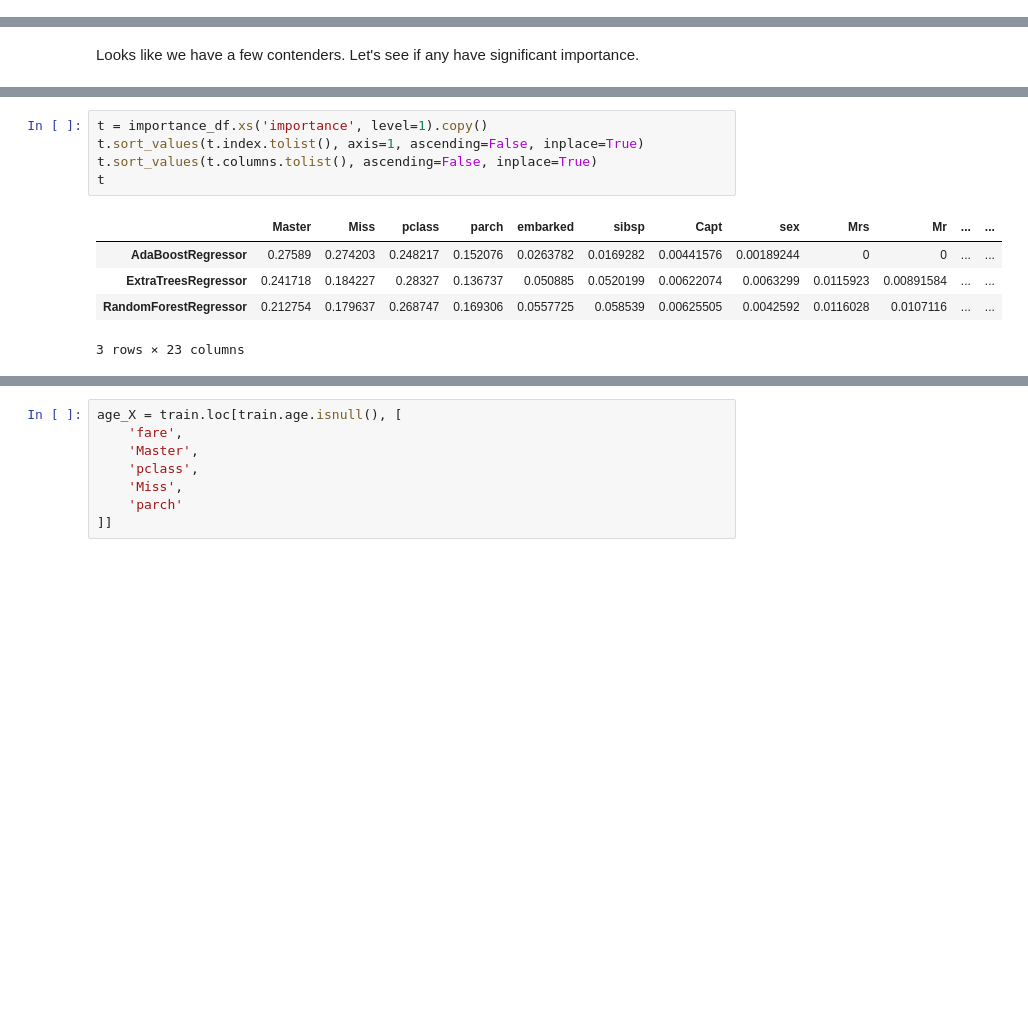
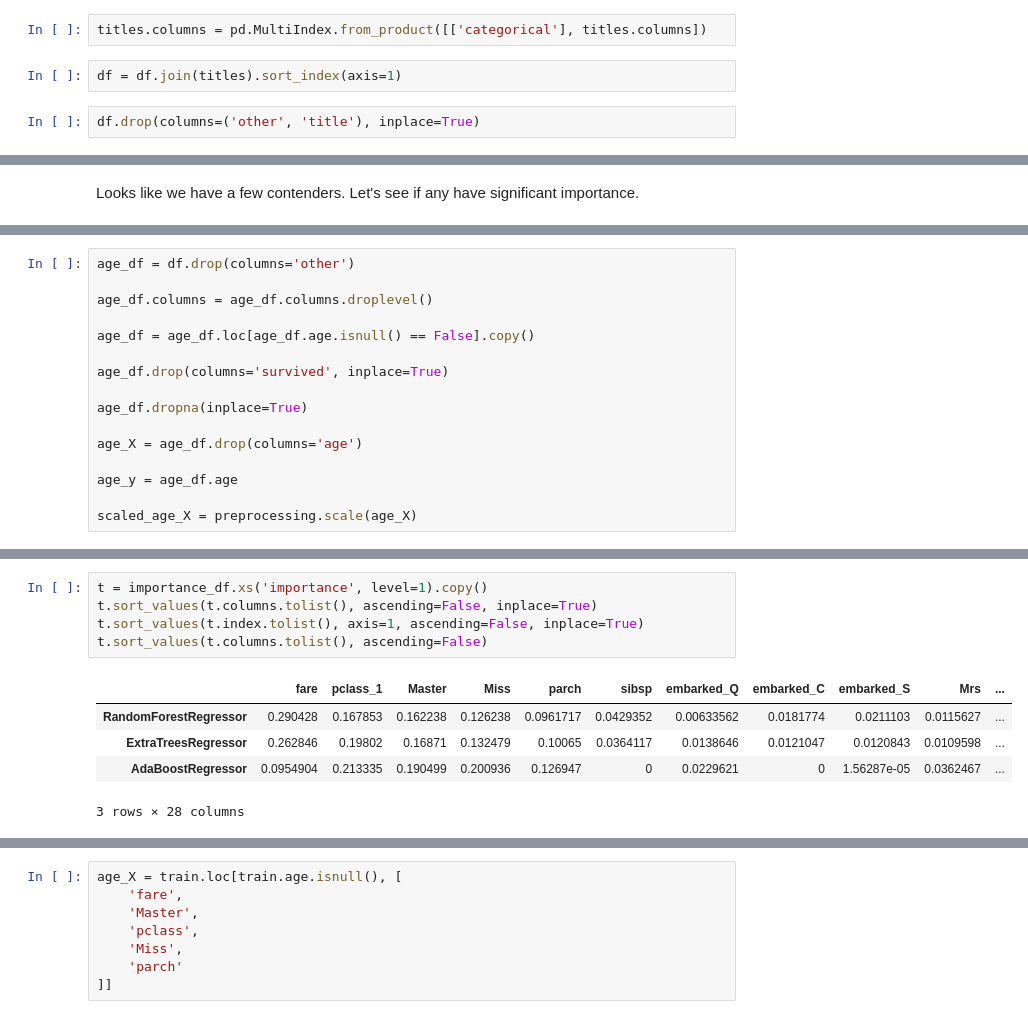
Before and after one commit to it176131/Titanic, a Jupyter notebook: Titanic.ipynb, the cells around one changed output, grey strips where cells are left out. Cells and saved outputs as stored; diff of their text form; blank space fills up the shorter version.

```diff
--- a/Titanic.ipynb
+++ b/Titanic.ipynb
@@ -948,3 +958,9 @@ df = df.join(pd.get_dummies(df.title)).drop(columns='title')
+# %%
+titles.columns = pd.MultiIndex.from_product([['categorical'], titles.columns])
+# %%
+df = df.join(titles).sort_index(axis=1)
+# %%
+df.drop(columns=('other', 'title'), inplace=True)
 # %% [markdown]
 Let's see if any of these correlate with `age`.
 # %%
@@ -972 +1002,17 @@ Looks like we have a few contenders. Let's see if any have significant importanc
+# %%
+age_df = df.drop(columns='other')
+
+age_df.columns = age_df.columns.droplevel()
+
+age_df = age_df.loc[age_df.age.isnull() == False].copy()
+
+age_df.drop(columns='survived', inplace=True)
+
+age_df.dropna(inplace=True)
+
+age_X = age_df.drop(columns='age')
+
+age_y = age_df.age
+
+scaled_age_X = preprocessing.scale(age_X)
 # %%
@@ -1020,11 +1047,11 @@ importance_df
 # %%
 t = importance_df.xs('importance', level=1).copy()
+t.sort_values(t.columns.tolist(), ascending=False, inplace=True)
 t.sort_values(t.index.tolist(), axis=1, ascending=False, inplace=True)
-t.sort_values(t.columns.tolist(), ascending=False, inplace=True)
-t
+t.sort_values(t.columns.tolist(), ascending=False)
 # %% [output]
-|  | Master | Miss | pclass | parch | embarked | sibsp | Capt | sex | Mrs | Mr | ... | ... |
-| AdaBoostRegressor | 0.27589 | 0.274203 | 0.248217 | 0.152076 | 0.0263782 | 0.0169282 | 0.00441576 | 0.00189244 | 0 | 0 | ... | ... |
-| ExtraTreesRegressor | 0.241718 | 0.184227 | 0.28327 | 0.136737 | 0.050885 | 0.0520199 | 0.00622074 | 0.0063299 | 0.0115923 | 0.00891584 | ... | ... |
-| RandomForestRegressor | 0.212754 | 0.179637 | 0.268747 | 0.169306 | 0.0557725 | 0.058539 | 0.00625505 | 0.0042592 | 0.0116028 | 0.0107116 | ... | ... |
+|  | fare | pclass_1 | Master | Miss | parch | sibsp | embarked_Q | embarked_C | embarked_S | Mrs | ... |
+| RandomForestRegressor | 0.290428 | 0.167853 | 0.162238 | 0.126238 | 0.0961717 | 0.0429352 | 0.00633562 | 0.0181774 | 0.0211103 | 0.0115627 | ... |
+| ExtraTreesRegressor | 0.262846 | 0.19802 | 0.16871 | 0.132479 | 0.10065 | 0.0364117 | 0.0138646 | 0.0121047 | 0.0120843 | 0.0109598 | ... |
+| AdaBoostRegressor | 0.0954904 | 0.213335 | 0.190499 | 0.200936 | 0.126947 | 0 | 0.0229621 | 0 | 1.56287e-05 | 0.0362467 | ... |
-3 rows × 23 columns
+3 rows × 28 columns
```
Also changed, not shown: parts of 85 cells of this notebook.
